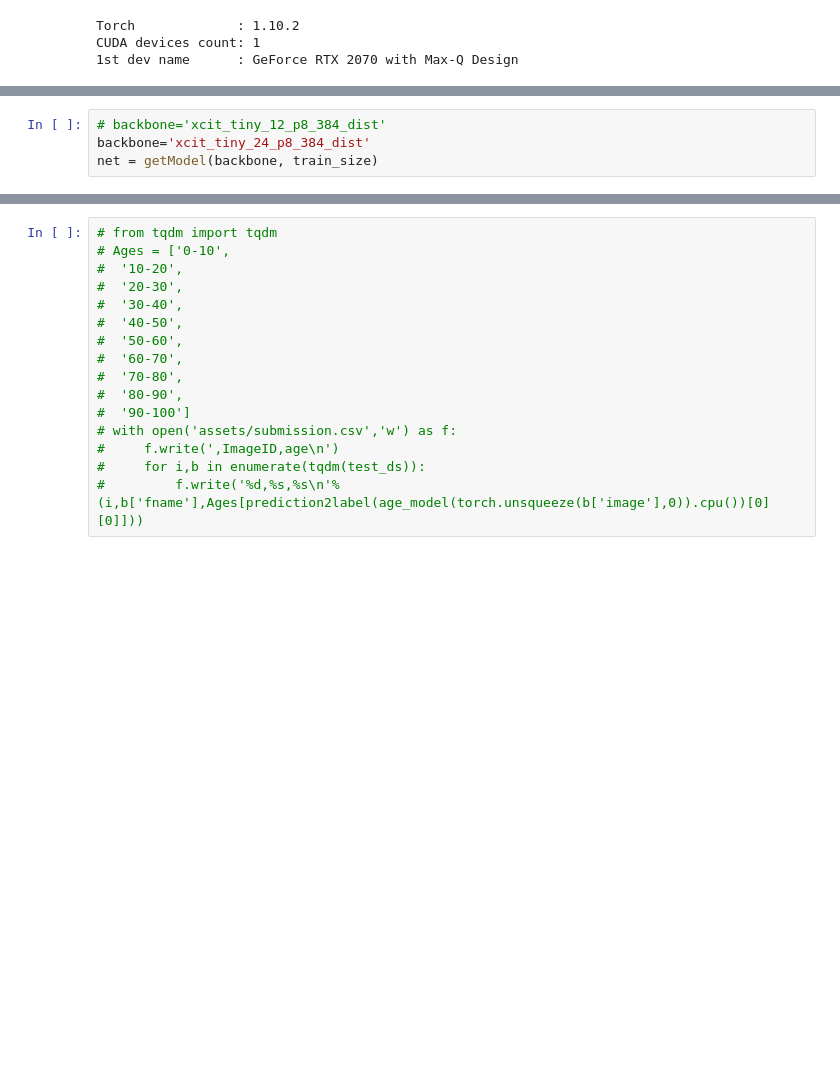
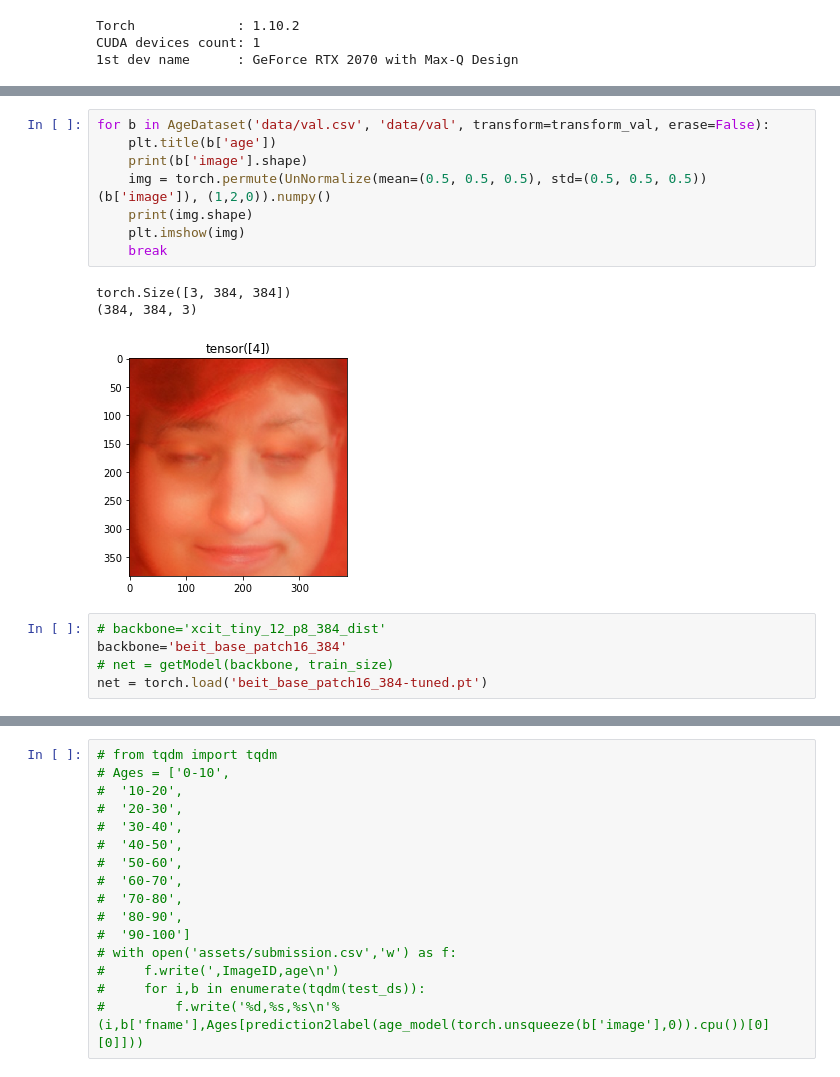
Before and after one commit to deepdrivepl/aicrowd-blitz-faces-2022, a Jupyter notebook: age-prediction/age_cls.ipynb, the cells around one changed output, grey strips where cells are left out. Drawn from its saved outputs; the diff is of its cells as text; blank space fills up the shorter version.

```diff
--- a/age-prediction/age_cls.ipynb
+++ b/age-prediction/age_cls.ipynb
@@ -506,4 +527,17 @@ torch.Size([3, 384, 384])
+# %%
+for b in AgeDataset('data/val.csv', 'data/val', transform=transform_val, erase=False):
+    plt.title(b['age'])
+    print(b['image'].shape)
+    img = torch.permute(UnNormalize(mean=(0.5, 0.5, 0.5), std=(0.5, 0.5, 0.5))(b['image']), (1,2,0)).numpy()
+    print(img.shape)
+    plt.imshow(img)
+    break
+# %% [output]
+torch.Size([3, 384, 384])
+(384, 384, 3)
+[figure, added]
 # %%
 # backbone='xcit_tiny_12_p8_384_dist'
-backbone='xcit_tiny_24_p8_384_dist'
-net = getModel(backbone, train_size)
+backbone='beit_base_patch16_384'
+# net = getModel(backbone, train_size)
+net = torch.load('beit_base_patch16_384-tuned.pt')
```
Also changed, not shown: parts of 24 cells of this notebook.
